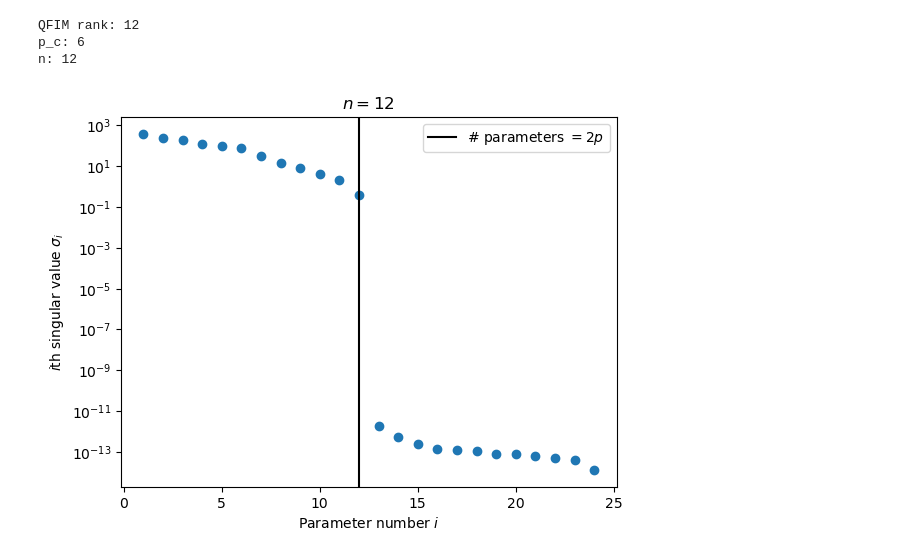
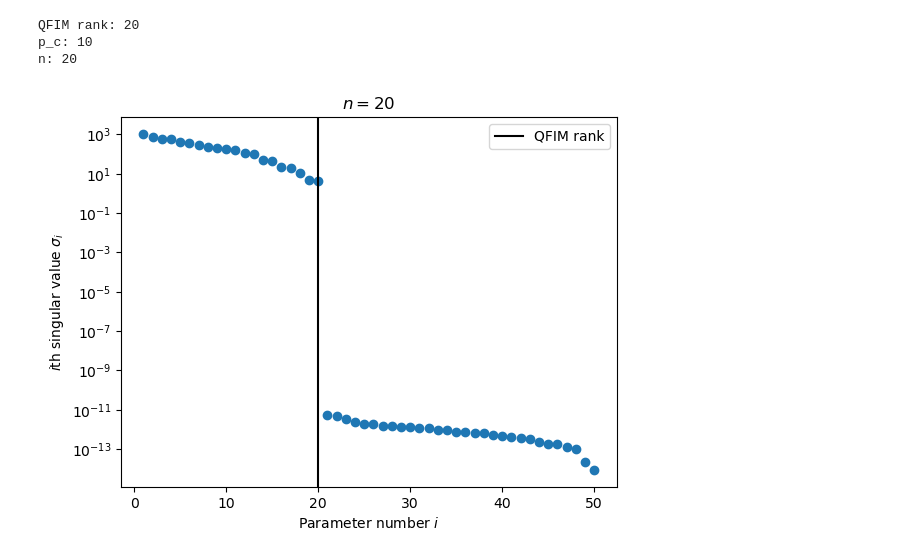
Before and after one commit to kardashin/qaoa-qfi, a Jupyter notebook: ring-qfim_rank_test.ipynb, the cells around one changed output. Cells and saved outputs as stored; diff of their text form; code cells hidden in the pictures.

Commit message:
Add comments and improvements to 'ring-qfim_rank_test.ipynb'

```diff
--- a/ring-qfim_rank_test.ipynb
+++ b/ring-qfim_rank_test.ipynb
@@ -4,7 +4,7 @@ import numpy as np
 import networkx as nx
 import matplotlib.pyplot as plt
 # %%
-n = 12 # number of qubits (nodes)
+n = 20 # number of qubits (nodes)
 
 # prepare the Hamiltonian for the ring of disagrees
 # we can use our function, but let's generate using networkx
@@ -19,7 +19,7 @@ nx.draw(G, with_labels=True)
 # %%
 # let's compute the QFIM matrix
 
-p = 12 # number of QAOA layers
+p = n + 5 # number of QAOA layers
 pars = np.random.uniform(0, 2*np.pi, 2*p) # random parameters
 
 # some pre-computed entities
@@ -31,24 +31,24 @@ qfim = qfi.qaoa_qfi_matrix(pars, n, x_list, H_diag, state_ini) # compute QFIM
 # %%
 # now we analyze the singular values of QFIM
 
 sigmas = np.linalg.svd(qfim, compute_uv=False, hermitian=True) # find singular values
-qfim_rank = np.linalg.matrix_rank(qfim)
-p_c = qfim_rank//2 # note that the rank is the number of contributing parameters, so the depth of the QAOA ansatz is the half of that
+qfim_rank = np.linalg.matrix_rank(qfim) # compute rank
+p_c = qfim_rank//2 # note that the rank is the number of contributing parameters, so the depth of the QAOA ansatz is a half of that
 
 print("QFIM rank:", qfim_rank)
 print("p_c:", p_c)
 print("n:", n)
 
 plt.scatter(np.arange(1, 2*p + 1), sigmas)
-plt.axvline(p, color="black", label="# parameters $= 2p$")
+plt.axvline(qfim_rank, color="black", label="QFIM rank")
 plt.xlabel(r"Parameter number $i$")
 plt.ylabel(r"$i$th singular value $\sigma_i$")
 plt.title(f"$n={n}$")
 plt.yscale("log")
 plt.legend()
 plt.show()
 # %% [output]
-QFIM rank: 12
-p_c: 6
-n: 12
+QFIM rank: 20
+p_c: 10
+n: 20
-[figure, old version]
+[figure, new version]
```
Also changed, not shown: parts of 1 cell of this notebook.
